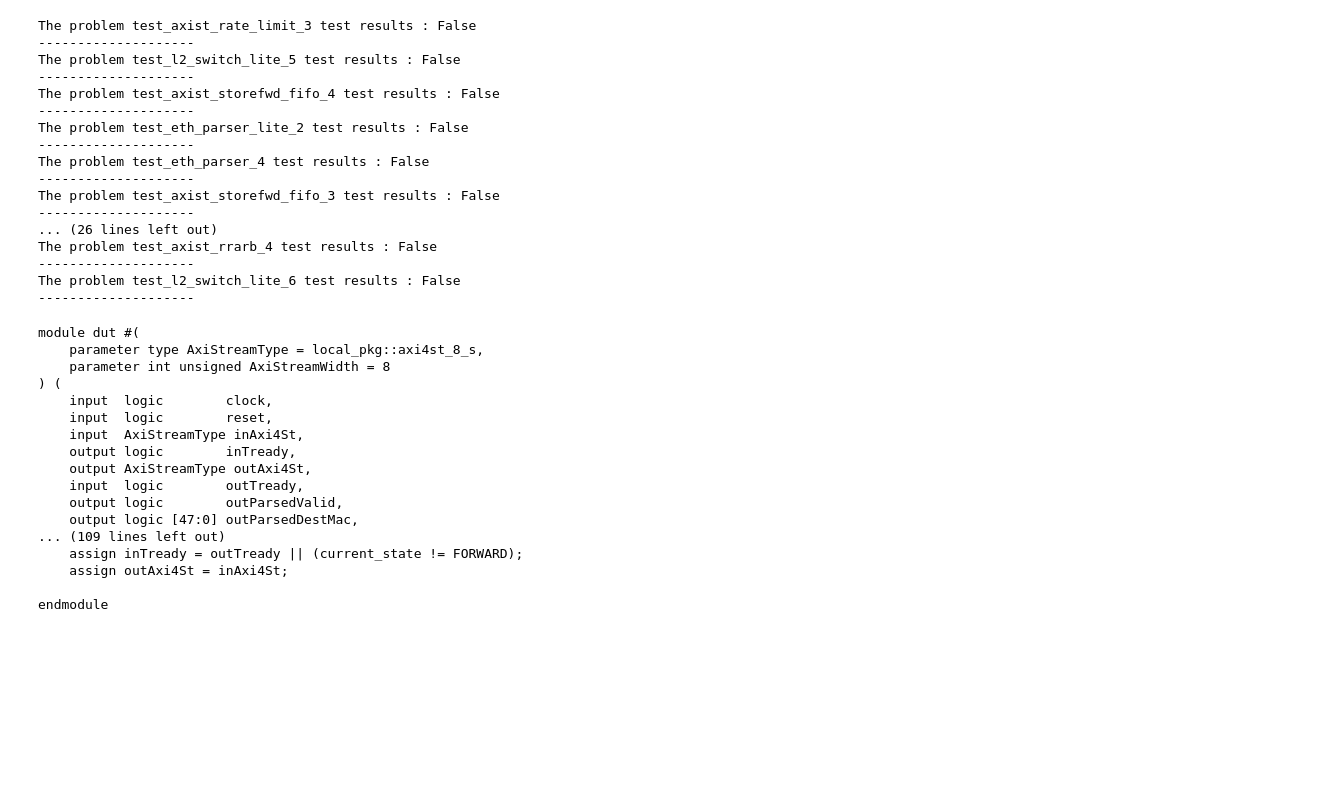
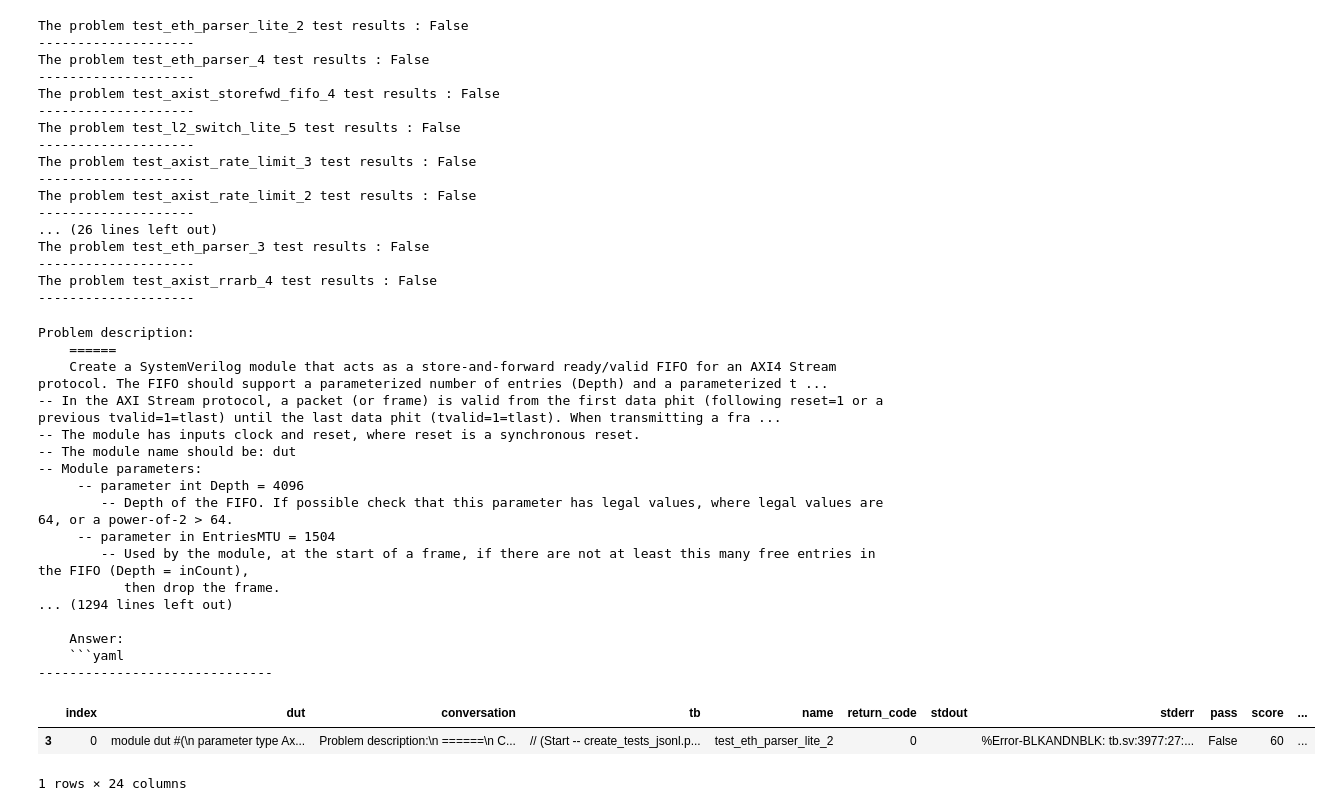
Before and after one commit to yassish/planner, a Jupyter notebook: PostProcess.ipynb, the cells around one changed output. Drawn from its saved outputs; the diff is of its cells as text; code cells hidden in the pictures; blank space fills up the shorter version.

````diff
--- a/PostProcess.ipynb
+++ b/PostProcess.ipynb
@@ -8,47 +40,56 @@ data = pd.DataFrame(utils.load_json(file_path))
 # %%
+file_path = "./outputs/demo_google_claude_3.5_sonnet_v2_2024-12-06_5.json"
+data = pd.DataFrame(utils.load_json(file_path))
 for i, row in data.iterrows():
     print(f'The problem {row['name']} test results : {row['pass']}')
     # print(f'The problem {row['name']} test results : {row['stderr']}')
     print('-' * 20)
 # %% [output]
-The problem test_axist_rate_limit_3 test results : False
---------------------
-The problem test_l2_switch_lite_5 test results : False
---------------------
-The problem test_axist_storefwd_fifo_4 test results : False
---------------------
 The problem test_eth_parser_lite_2 test results : False
 --------------------
 The problem test_eth_parser_4 test results : False
 --------------------
-The problem test_axist_storefwd_fifo_3 test results : False
+The problem test_axist_storefwd_fifo_4 test results : False
+--------------------
+The problem test_l2_switch_lite_5 test results : False
+--------------------
+The problem test_axist_rate_limit_3 test results : False
+--------------------
+The problem test_axist_rate_limit_2 test results : False
 --------------------
 ... (26 lines left out)
+The problem test_eth_parser_3 test results : False
+--------------------
 The problem test_axist_rrarb_4 test results : False
 --------------------
-The problem test_l2_switch_lite_6 test results : False
---------------------
 # %%
-name = 'test_eth_parser_lite_2'
-steps = data[data['name'] == name]['conversation'][0].split('\n [NEW STEP]\n')
+name = 'test_axist_storefwd_fifo_3'
+steps = data[data['name'] == name]['conversation'].values[0].split('\n [NEW STEP]\n')
 for step in steps:
     print(step)
     print('-' *30)
 # %% [output]
-module dut #(
-    parameter type AxiStreamType = local_pkg::axi4st_8_s,
-    parameter int unsigned AxiStreamWidth = 8
-) (
-    input  logic        clock,
-    input  logic        reset,
-    input  AxiStreamType inAxi4St,
-    output logic        inTready,
-    output AxiStreamType outAxi4St,
-    input  logic        outTready,
-    output logic        outParsedValid,
-    output logic [47:0] outParsedDestMac,
-... (109 lines left out)
-    assign inTready = outTready || (current_state != FORWARD);
-    assign outAxi4St = inAxi4St;
+Problem description:
+    ======
+    Create a SystemVerilog module that acts as a store-and-forward ready/valid FIFO for an AXI4 Stream protocol. The FIFO should support a parameterized number of entries (Depth) and a parameterized t ...
+-- In the AXI Stream protocol, a packet (or frame) is valid from the first data phit (following reset=1 or a previous tvalid=1=tlast) until the last data phit (tvalid=1=tlast). When transmitting a fra ...
+-- The module has inputs clock and reset, where reset is a synchronous reset.
+-- The module name should be: dut
+-- Module parameters:
+     -- parameter int Depth = 4096
+        -- Depth of the FIFO. If possible check that this parameter has legal values, where legal values are 64, or a power-of-2 > 64.
+     -- parameter in EntriesMTU = 1504
+        -- Used by the module, at the start of a frame, if there are not at least this many free entries in the FIFO (Depth = inCount),
+           then drop the frame.
+... (1294 lines left out)
 
-endmodule
+    Answer:
+    ```yaml
+------------------------------
+# %%
+steps = data[data['name'] == name]['convers
+steps
+# %% [output]
+|  | index | dut | conversation | tb | name | return_code | stdout | stderr | pass | score | ... |
+| 3 | 0 | module dut #(\n parameter type Ax... | Problem description:\n ======\n C... | // (Start -- create_tests_jsonl.p... | test_eth_parser_lite_2 | 0 |  | %Error-BLKANDNBLK: tb.sv:3977:27:... | False | 60 | ... |
+1 rows × 24 columns
````
Also changed, not shown: parts of 4 cells of this notebook, 27 other files.
